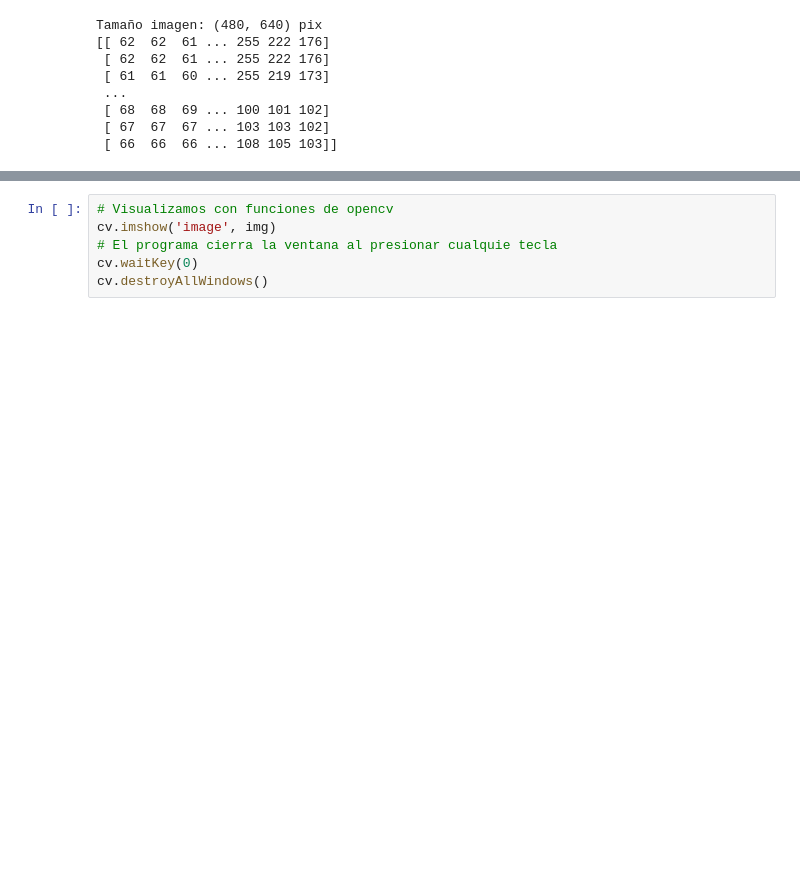
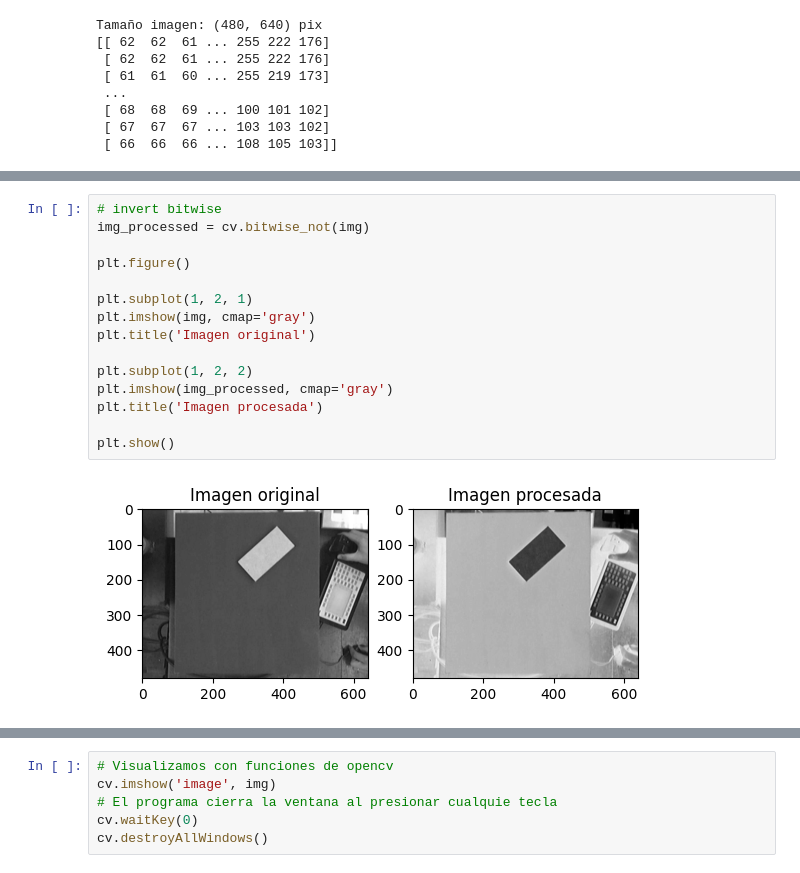
Before and after one commit to FIUBA-Posgrado-Inteligencia-Artificial/vision_computadora_I, a Jupyter notebook: Codigo/Clase1/01.Imagenes_en_OpenCV.ipynb, the cells around one changed output, grey strips where cells are left out. Cells and saved outputs as stored; diff of their text form; blank space fills up the shorter version.

```diff
--- a/Codigo/Clase1/01.Imagenes_en_OpenCV.ipynb
+++ b/Codigo/Clase1/01.Imagenes_en_OpenCV.ipynb
@@ -34,0 +53,17 @@ Tamaño imagen: (480, 640) pix
+# %%
+# invert bitwise
+img_processed = cv.bitwise_not(img)
+
+plt.figure()
+
+plt.subplot(1, 2, 1)
+plt.imshow(img, cmap='gray')
+plt.title('Imagen original')
+
+plt.subplot(1, 2, 2)
+plt.imshow(img_processed, cmap='gray')
+plt.title('Imagen procesada')
+
+plt.show()
+# %% [output]
+[figure, added]
```
Also changed, not shown: parts of 17 cells of this notebook, 4 other files.
